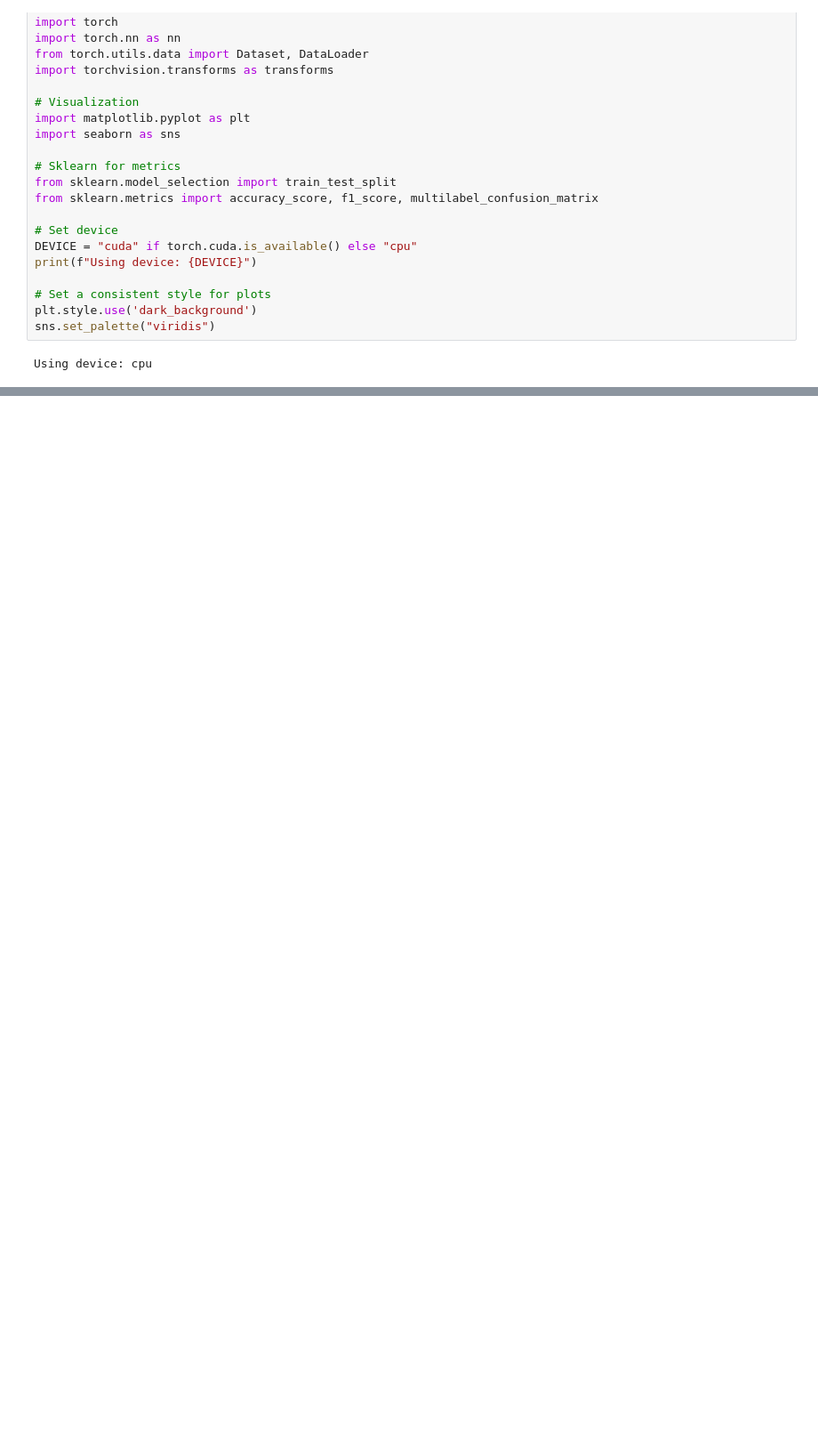
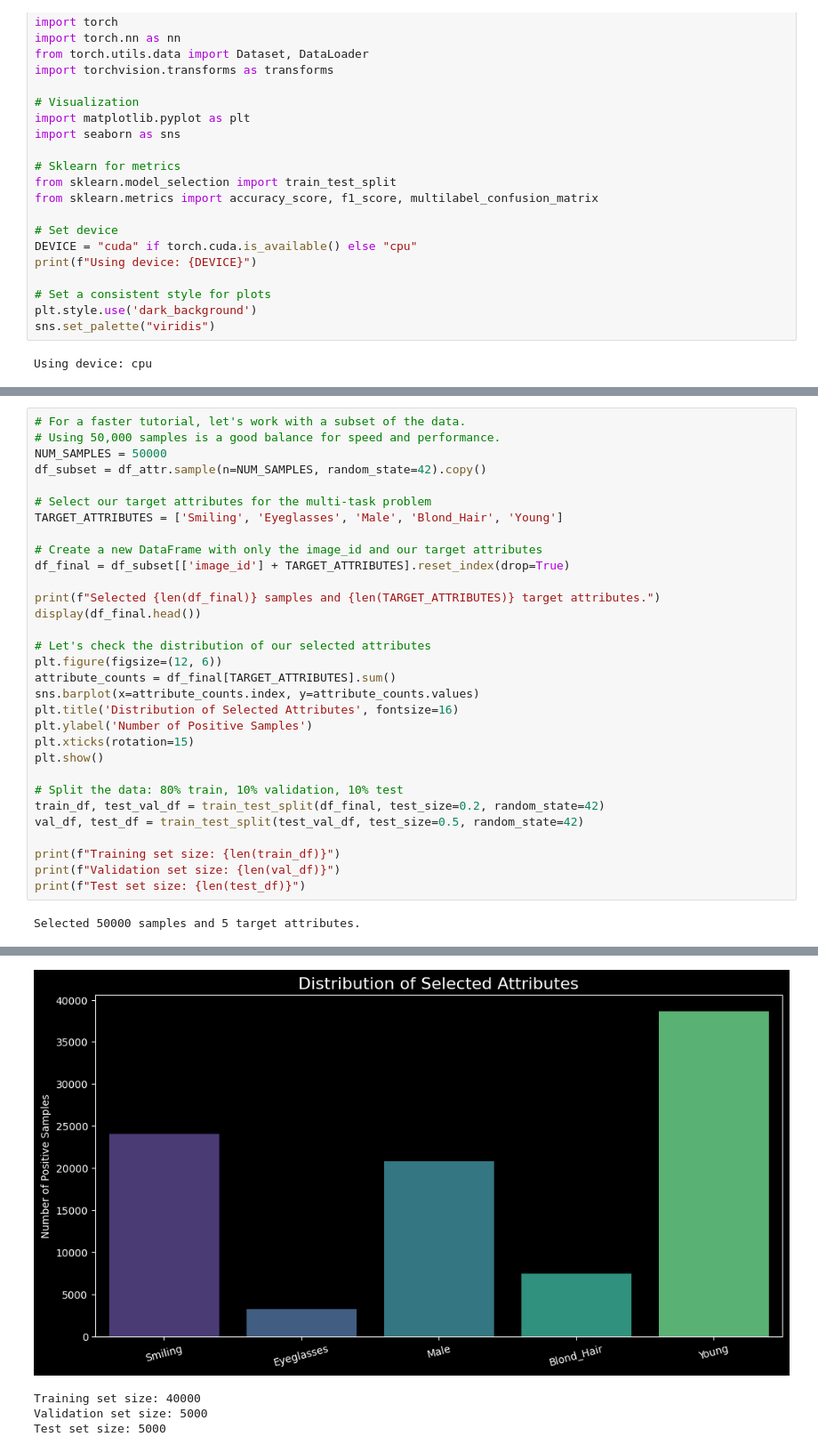
Before and after one commit to alabhastam/Multi-Task-Learning-tutorial, a Jupyter notebook: main.ipynb, the cells around one changed output, grey strips where cells are left out. Shown at 89% size. Cells and saved outputs as stored; diff of their text form; blank space fills up the shorter version.

Commit message:
Kaggle Notebook | Multi-Task Learning (MTL) Tutorial | preprocess1

```diff
--- a/main.ipynb
+++ b/main.ipynb
@@ -112,0 +186,33 @@ Using device: cpu
+# %%
+# For a faster tutorial, let's work with a subset of the data.
+# Using 50,000 samples is a good balance for speed and performance.
+NUM_SAMPLES = 50000
+df_subset = df_attr.sample(n=NUM_SAMPLES, random_state=42).copy()
+
+# Select our target attributes for the multi-task problem
+TARGET_ATTRIBUTES = ['Smiling', 'Eyeglasses', 'Male', 'Blond_Hair', 'Young']
+
+# Create a new DataFrame with only the image_id and our target attributes
+df_final = df_subset[['image_id'] + TARGET_ATTRIBUTES].reset_index(drop=True)
+
+print(f"Selected {len(df_final)} samples and {len(TARGET_ATTRIBUTES)} target attributes.")
+display(df_final.head())
+
+# Let's check the distribution of our selected attributes
+plt.figure(figsize=(12, 6))
+attribute_counts = df_final[TARGET_ATTRIBUTES].sum()
+sns.barplot(x=attribute_counts.index, y=attribute_counts.values)
+plt.title('Distribution of Selected Attributes', fontsize=16)
+plt.ylabel('Number of Positive Samples')
+plt.xticks(rotation=15)
+plt.show()
+
+# Split the data: 80% train, 10% validation, 10% test
+train_df, test_val_df = train_test_split(df_final, test_size=0.2, random_state=42)
+val_df, test_df = train_test_split(test_val_df, test_size=0.5, random_state=42)
+
+print(f"Training set size: {len(train_df)}")
+print(f"Validation set size: {len(val_df)}")
+print(f"Test set size: {len(test_df)}")
+# %% [output]
+Selected 50000 samples and 5 target attributes.
@@ -112,0 +225,4 @@ Using device: cpu
+[figure, added]
+Training set size: 40000
+Validation set size: 5000
+Test set size: 5000
```
Also changed, not shown: parts of 6 cells of this notebook.
